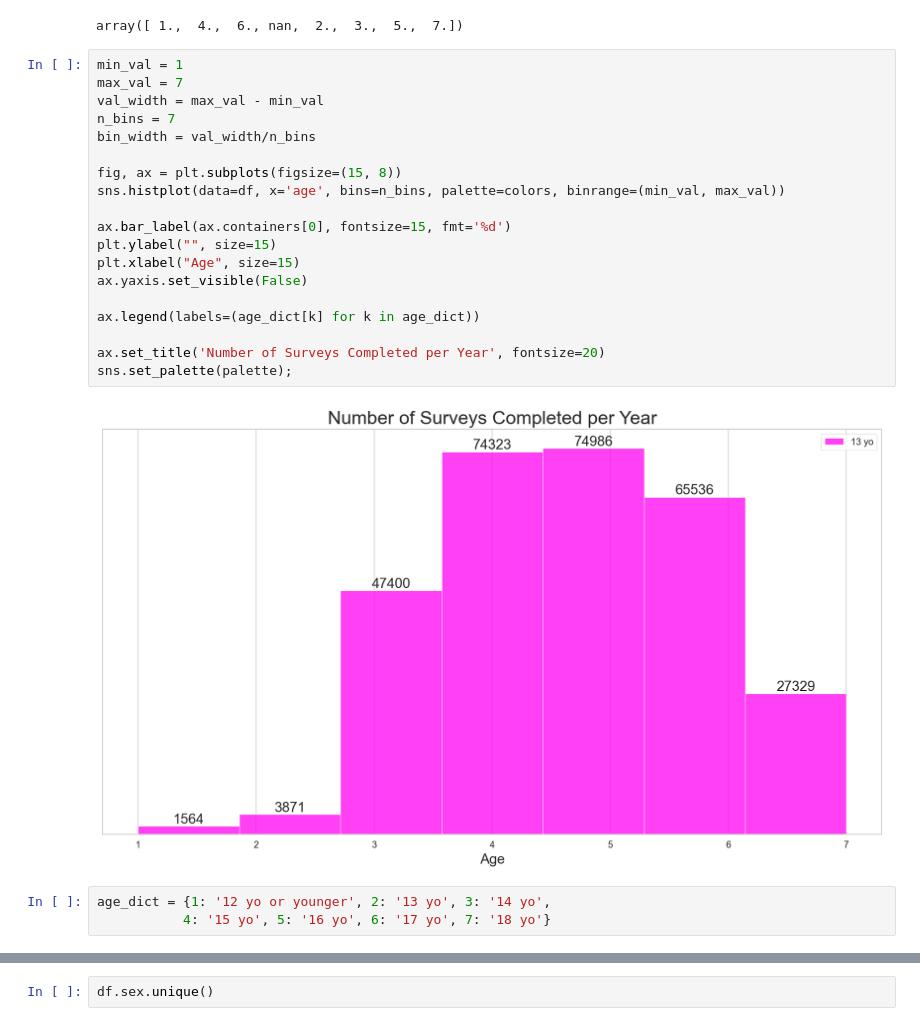
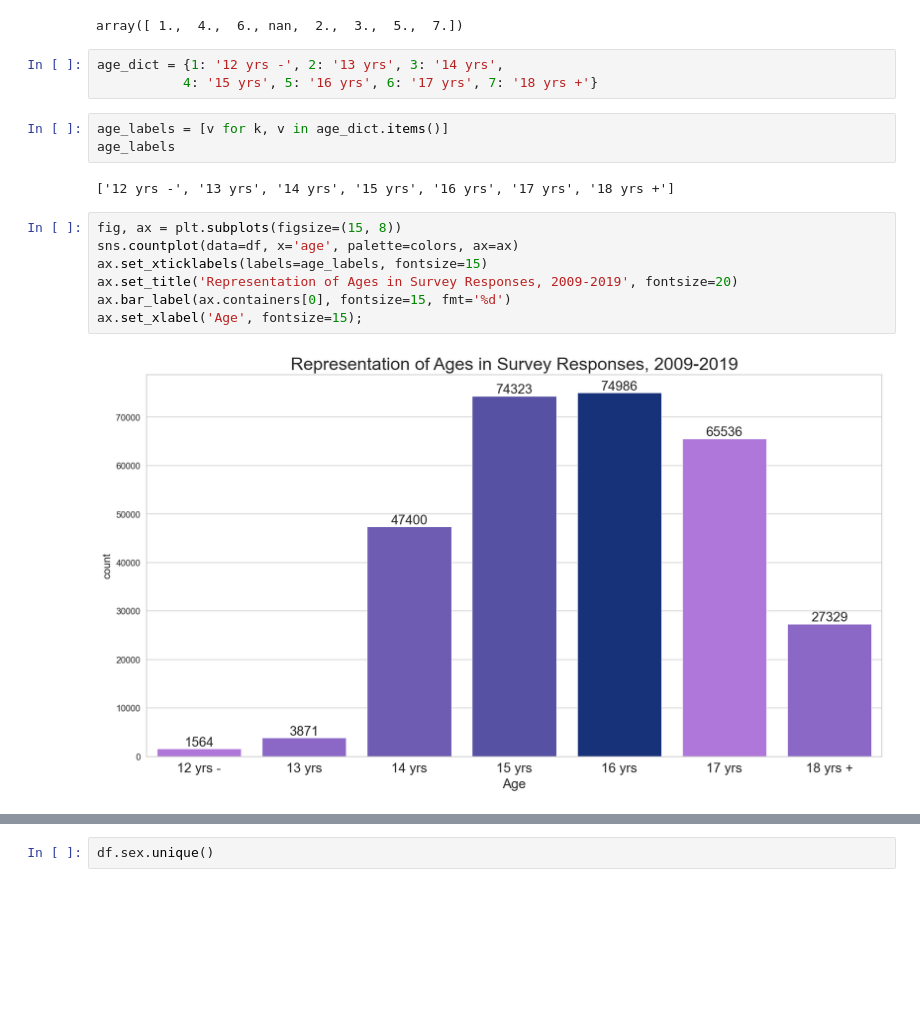
Before and after one commit to beckyepeters/risk_behaviors, a Jupyter notebook: risk_beh_eda.ipynb, the cells around one changed output, grey strips where cells are left out. Cells and saved outputs as stored; diff of their text form; blank space fills up the shorter version.

```diff
--- a/risk_beh_eda.ipynb
+++ b/risk_beh_eda.ipynb
@@ -115,30 +107,23 @@ sns.set_palette(palette);
 df.age.unique()
 # %% [output]
 array([ 1.,  4.,  6., nan,  2.,  3.,  5.,  7.])
-# %%
-min_val = 1
-max_val = 7
-val_width = max_val - min_val
-n_bins = 7
-bin_width = val_width/n_bins
-
-fig, ax = plt.subplots(figsize=(15, 8))
-sns.histplot(data=df, x='age', bins=n_bins, palette=colors, binrange=(min_val, max_val))
-
-ax.bar_label(ax.containers[0], fontsize=15, fmt='%d')
-plt.ylabel("", size=15)
-plt.xlabel("Age", size=15)
-ax.yaxis.set_visible(False)
-
-ax.legend(labels=(age_dict[k] for k in age_dict))
-
-ax.set_title('Number of Surveys Completed per Year', fontsize=20)
-sns.set_palette(palette);
-# %% [output]
-[figure, removed]
 # %%
-age_dict = {1: '12 yo or younger', 2: '13 yo', 3: '14 yo',
-           4: '15 yo', 5: '16 yo', 6: '17 yo', 7: '18 yo'}
+age_dict = {1: '12 yrs -', 2: '13 yrs', 3: '14 yrs',
+           4: '15 yrs', 5: '16 yrs', 6: '17 yrs', 7: '18 yrs +'}
+# %%
+age_labels = [v for k, v in age_dict.items()]
+age_labels
+# %% [output]
+['12 yrs -', '13 yrs', '14 yrs', '15 yrs', '16 yrs', '17 yrs', '18 yrs +']
+# %%
+fig, ax = plt.subplots(figsize=(15, 8))
+sns.countplot(data=df, x='age', palette=colors, ax=ax)
+ax.set_xticklabels(labels=age_labels, fontsize=15)
+ax.set_title('Representation of Ages in Survey Responses, 2009-2019', fontsize=20)
+ax.bar_label(ax.containers[0], fontsize=15, fmt='%d')
+ax.set_xlabel('Age', fontsize=15);
+# %% [output]
+[figure, added]
 # %%
 df.head()
 # %% [output]
```
Also changed, not shown: parts of 46 cells of this notebook, 6 other files.
